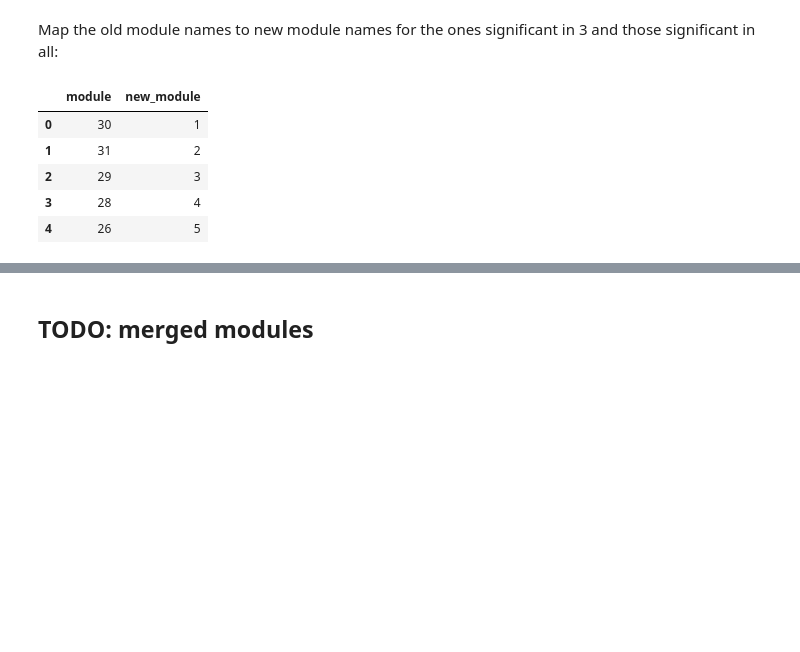
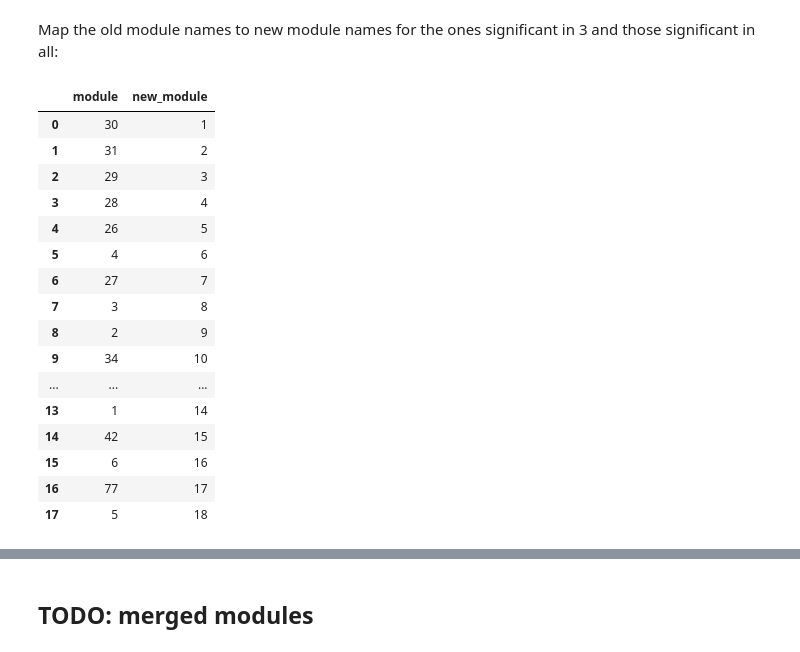
Before and after one commit to serenalotreck/rhythmic-potato, a Jupyter notebook: notebooks/checking_motif_overlap.ipynb, the cells around one changed output, grey strips where cells are left out. Cells and saved outputs as stored; diff of their text form; code cells hidden in the pictures; blank space fills up the shorter version.

```diff
--- a/notebooks/checking_motif_overlap.ipynb
+++ b/notebooks/checking_motif_overlap.ipynb
@@ -333,14 +341,25 @@ defaultdict(list,
 Map the old module names to new module names for the ones significant in 3 and those significant in all:
 # %%
 module_mapper = pd.read_csv('../data/ATL ShD Leaf vs CND ShD Leaf_reorder_key.csv', index_col=0)
-module_mapper.head()
+module_mapper
 # %% [output]
 |  | module | new_module |
 | 0 | 30 | 1 |
 | 1 | 31 | 2 |
 | 2 | 29 | 3 |
 | 3 | 28 | 4 |
 | 4 | 26 | 5 |
+| 5 | 4 | 6 |
+| 6 | 27 | 7 |
+| 7 | 3 | 8 |
+| 8 | 2 | 9 |
+| 9 | 34 | 10 |
+| ... | ... | ... |
+| 13 | 1 | 14 |
+| 14 | 42 | 15 |
+| 15 | 6 | 16 |
+| 16 | 77 | 17 |
+| 17 | 5 | 18 |
 # %%
 module_mapper = module_mapper.set_index('module').to_dict()['new_module']
 # %%
```
Also changed, not shown: parts of 14 cells of this notebook, 1 other file.
